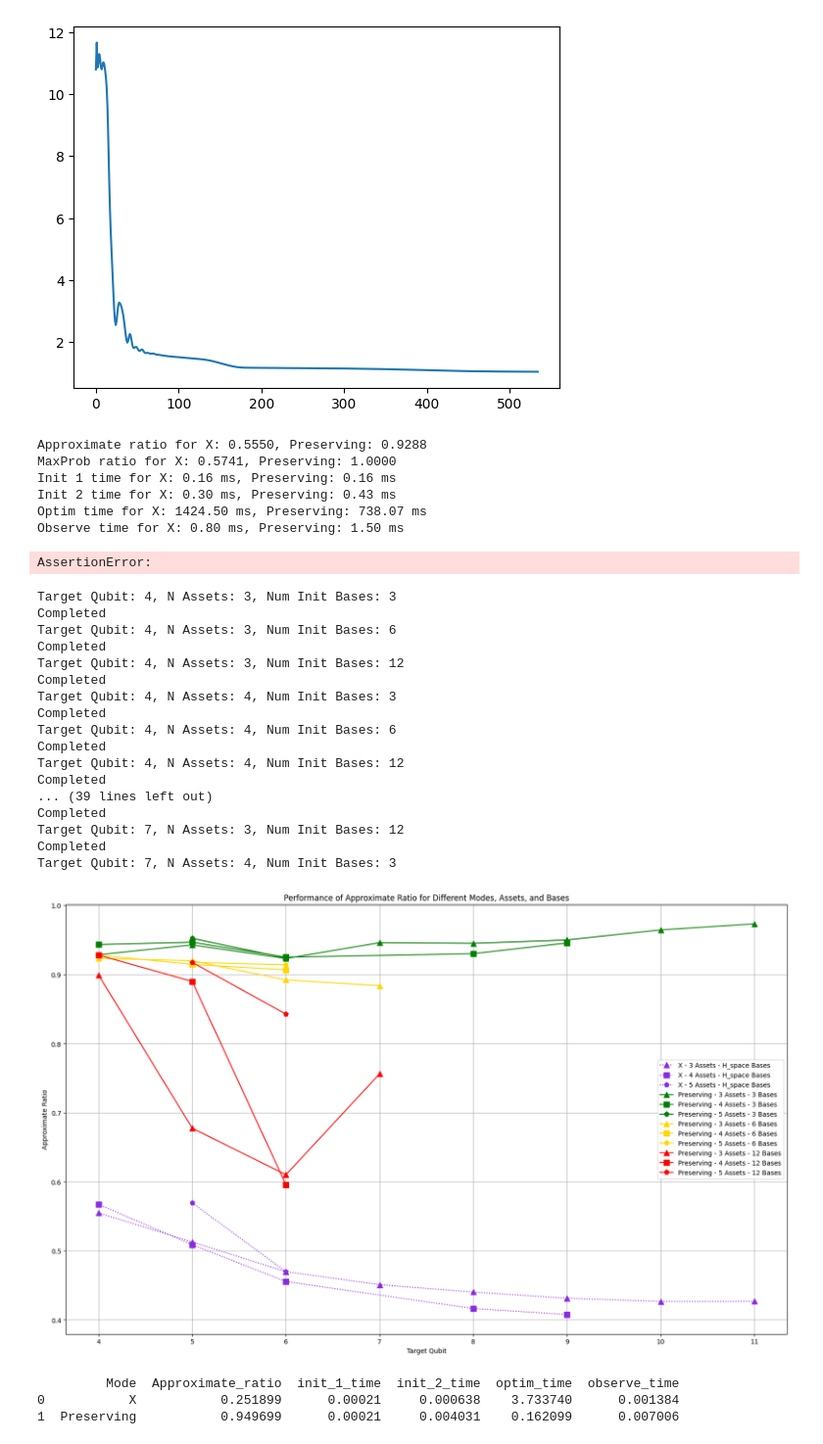
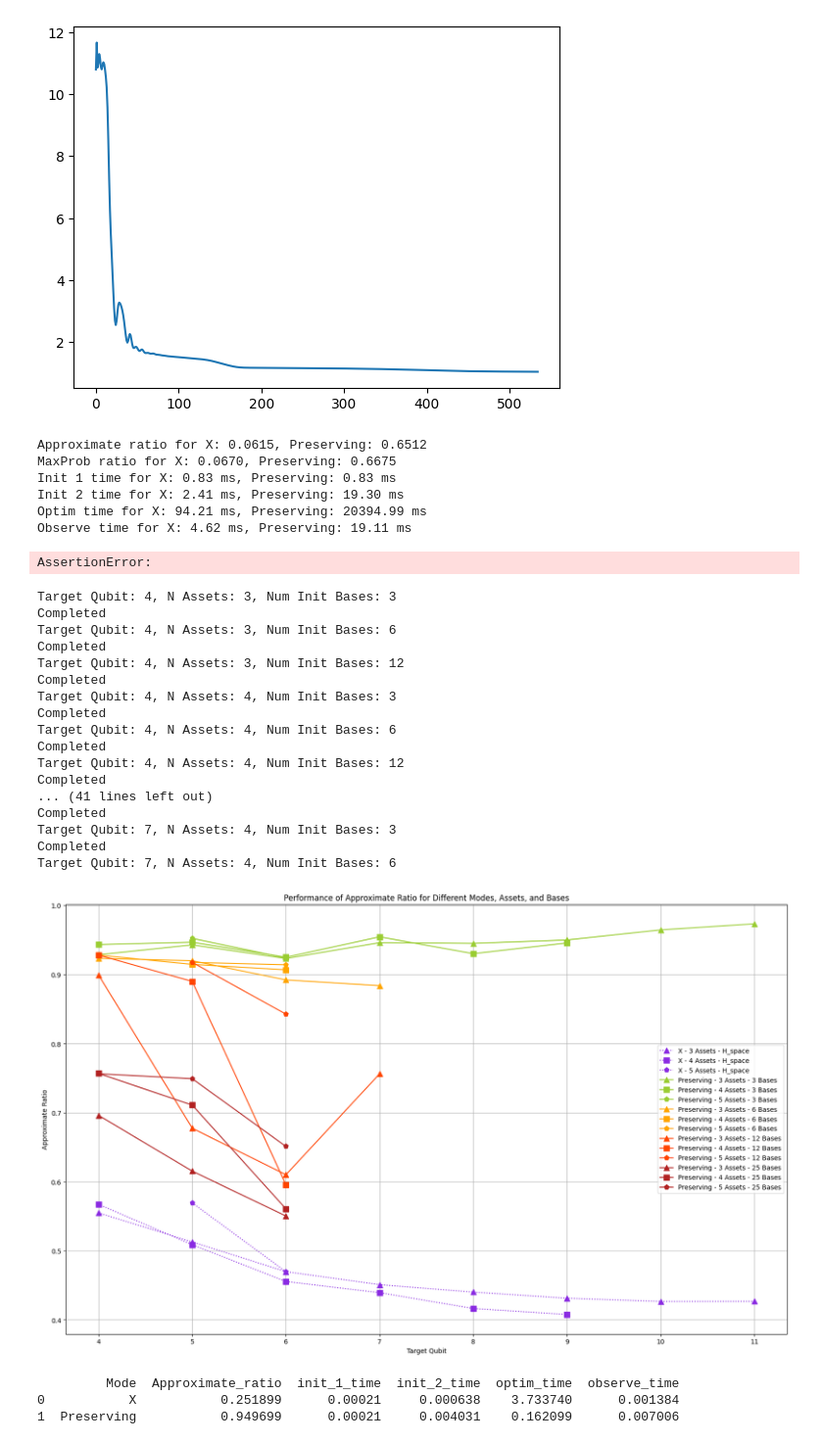
Before and after one commit to AndewNN/Quantum_Computing, a Jupyter notebook: CUDA/PO_Mixer_Benchmark.ipynb, the cells around one changed output. Shown at 98% size. Saved outputs shown, nothing was run; the diff lists cells and outputs as text; code cells hidden in the pictures.

```diff
--- a/CUDA/PO_Mixer_Benchmark.ipynb
+++ b/CUDA/PO_Mixer_Benchmark.ipynb
@@ -40,8 +40,8 @@ hamiltonian_boost = 1000
 
 # HYPER PARAMETERS
 init_state_ratio = 0.1
-TARGET_QUBIT = 4
-N_ASSETS = 6
+TARGET_QUBIT = 7
+N_ASSETS = 4
 LAMB = 4 # Budget Penalty
 Q = 0 # Volatility Weight
 
@@ -153,10 +153,10 @@ assert False, "Please make sure of CLEAR_EX_RESULT and RESTORE_RUNTIME before ru
 # %% [output]
 AssertionError: Please make sure of CLEAR_EX_RESULT and RESTORE_RUNTIME before running the code.
 # %%
-CLEAR_EX_RESULT = True
+CLEAR_EX_RESULT = False
 
-restore_iter = 15
-RESTORE_RUNTIME = False
+restore_iter = 93
+RESTORE_RUNTIME = True
 
 if CLEAR_EX_RESULT:
     for curr_dir, dirs, files in os.walk(dir_path):
@@ -334,6 +334,7 @@ for i in pbar:
 [figure]
 [figure]
 # %%
+# dir_path = "./experiments/exp_Q6_A5_L4_q0_B25"
 df_X = pd.read_csv(f"{dir_path}/X.csv")
 df_P = pd.read_csv(f"{dir_path}/Preserving.csv")
 
@@ -366,12 +367,12 @@ df_result.loc[0] = ["X", approx_X, maxprob_X, init_1_time_X, init_2_time_X, opti
 df_result.loc[1] = ["Preserving", approx_P, maxprob_P, init_1_time_P, init_2_time_P, optim_time_P, observe_time_P]
 df_result.to_csv(f"{dir_path}/result.csv", index=False)
 # %% [output]
-Approximate ratio for X: 0.5550, Preserving: 0.9288
-MaxProb ratio for X: 0.5741, Preserving: 1.0000
-Init 1 time for X: 0.16 ms, Preserving: 0.16 ms
-Init 2 time for X: 0.30 ms, Preserving: 0.43 ms
-Optim time for X: 1424.50 ms, Preserving: 738.07 ms
-Observe time for X: 0.80 ms, Preserving: 1.50 ms
+Approximate ratio for X: 0.0615, Preserving: 0.6512
+MaxProb ratio for X: 0.0670, Preserving: 0.6675
+Init 1 time for X: 0.83 ms, Preserving: 0.83 ms
+Init 2 time for X: 2.41 ms, Preserving: 19.30 ms
+Optim time for X: 94.21 ms, Preserving: 20394.99 ms
+Observe time for X: 4.62 ms, Preserving: 19.11 ms
 # %%
 assert False
 # %% [output]
@@ -600,45 +601,46 @@ Target Qubit: 4, N Assets: 4, Num Init Bases: 6
 Completed
 Target Qubit: 4, N Assets: 4, Num Init Bases: 12
 Completed
-... (39 lines left out)
-Completed
-Target Qubit: 7, N Assets: 3, Num Init Bases: 12
+... (41 lines left out)
 Completed
 Target Qubit: 7, N Assets: 4, Num Init Bases: 3
+Completed
+Target Qubit: 7, N Assets: 4, Num Init Bases: 6
 # %%
 assert False
 # %%
 marker_map = {3: "^", 4: "s", 5: "p"}
-color_map = {(3, 'Preserving'): "green", (3, 'X'): "royalblue",
-                (6, 'Preserving'): "gold", (6, 'X'): "orange",
-                (12, 'Preserving'): "red", (12, 'X'): "limegreen",
+color_map = {(3, 'Preserving'): "yellowgreen",
+                (6, 'Preserving'): "orange",
+                (12, 'Preserving'): "orangered",
+                (25, 'Preserving'): "firebrick",
                 ("H_space", "X"): "blueviolet"}
 line_map = {"X": ":", "Preserving": "-"}
 plot_mode = ["Approximate_ratio", "MaxProb_ratio"][0]
 plt.figure(figsize=(20, 12))
 for mode in modes:
-    for num_init_bases in (["H_space"] if mode == "X" else [3, 6, 12]):
+    for num_init_bases in (["H_space"] if mode == "X" else [3, 6, 12, 25]):
         for N_ASSETS in range(3, 6):
             mode_results = []
             range_qubit = []
             for TARGET_QUBIT in range(4, 12):
                 dir_name = f"exp_Q{TARGET_QUBIT}_A{N_ASSETS}_L{LAMB}_q{Q}_B{3 if mode == 'X' else num_init_bases}"
                 dir_path = f"./experiments/{dir_name}"
                 if not os.path.exists(f"{dir_path}/result.csv"):
                     continue
                 df = pd.read_csv(f"{dir_path}/result.csv")
                 mode_result = df[df["Mode"] == mode][plot_mode].values[0]
                 mode_results.append(mode_result)
                 range_qubit.append(TARGET_QUBIT)
-            plt.plot(range_qubit, mode_results, marker=marker_map[N_ASSETS], color=color_map[(num_init_bases, mode)], linestyle=line_map[mode], label=f"{mode} - {N_ASSETS} Assets - {num_init_bases} Bases", markersize=8)
+            plt.plot(range_qubit, mode_results, marker=marker_map[N_ASSETS], color=color_map[(num_init_bases, mode)], linestyle=line_map[mode], label=f"{mode} - {N_ASSETS} Assets - {num_init_bases}{'' if mode == 'X' else ' Bases'}", markersize=8)
 plt.xlabel("Target Qubit")
 plt.ylabel(plot_mode.replace("_", " ").title())
 plt.title(f"Performance of {plot_mode.replace('_', ' ').title()} for Different Modes, Assets, and Bases")
 plt.legend()
 plt.grid()
 plt.show()
 # %% [output]
-[figure, old version]
+[figure, new version]
 # %%
 read_report = pd.read_csv(f"./experiments/exp_Q6_A3_L1.5_q0_B6/result.csv")
 print(read_report)
```
Also changed, not shown: parts of 1 cell of this notebook, 1 other file.
